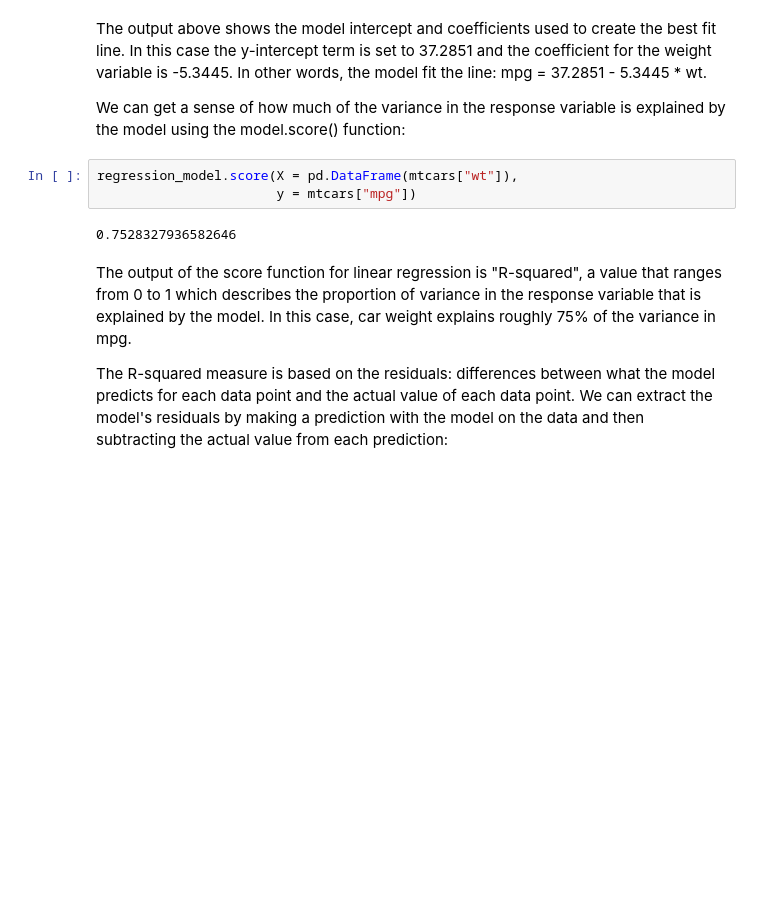
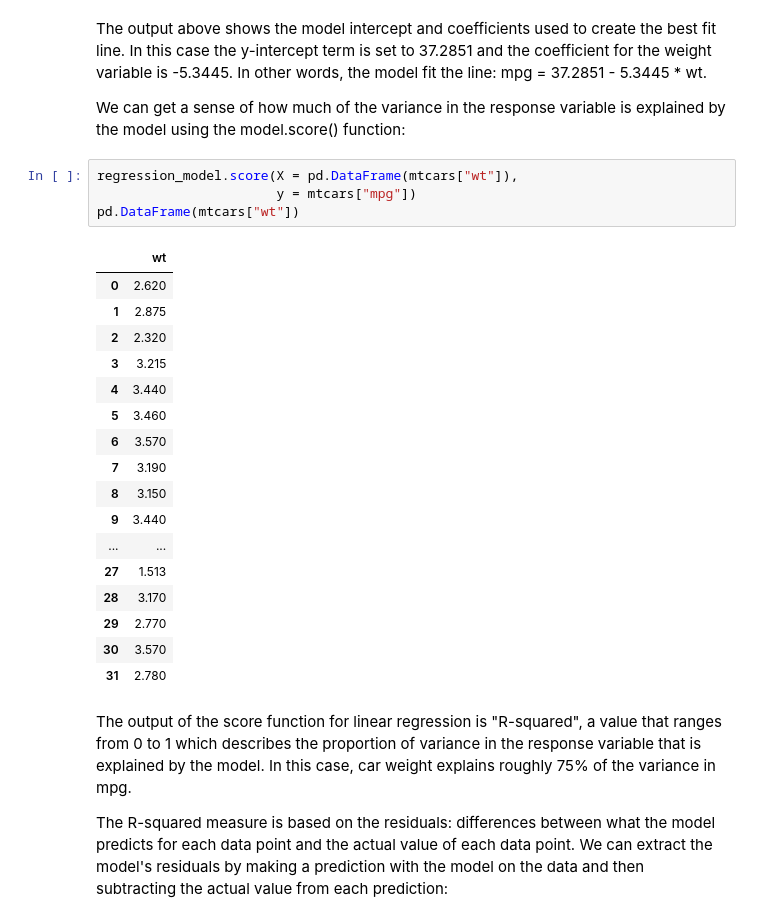
Before and after one commit to Javacream/org.javacream.training.python, a Jupyter notebook: data_analysis/linear-regression.ipynb, the cells around one changed output. Saved outputs shown, nothing was run; the diff lists cells and outputs as text; blank space fills up the shorter version.

```diff
--- a/data_analysis/linear-regression.ipynb
+++ b/data_analysis/linear-regression.ipynb
@@ -58,8 +66,25 @@ We can get a sense of how much of the variance in the response variable is expla
 # %%
 regression_model.score(X = pd.DataFrame(mtcars["wt"]),
                        y = mtcars["mpg"])
+pd.DataFrame(mtcars["wt"])
 # %% [output]
-0.7528327936582646
+|  | wt |
+| 0 | 2.620 |
+| 1 | 2.875 |
+| 2 | 2.320 |
+| 3 | 3.215 |
+| 4 | 3.440 |
+| 5 | 3.460 |
+| 6 | 3.570 |
+| 7 | 3.190 |
+| 8 | 3.150 |
+| 9 | 3.440 |
+| ... | ... |
+| 27 | 1.513 |
+| 28 | 3.170 |
+| 29 | 2.770 |
+| 30 | 3.570 |
+| 31 | 2.780 |
 # %% [markdown]
 The output of the score function for linear regression is "R-squared", a value that ranges from 0 to 1 which describes the proportion of variance in the response variable that is explained by the model. In this case, car weight explains roughly 75% of the variance in mpg.
 
```
Also changed, not shown: parts of 2 cells of this notebook, 8 other files.
